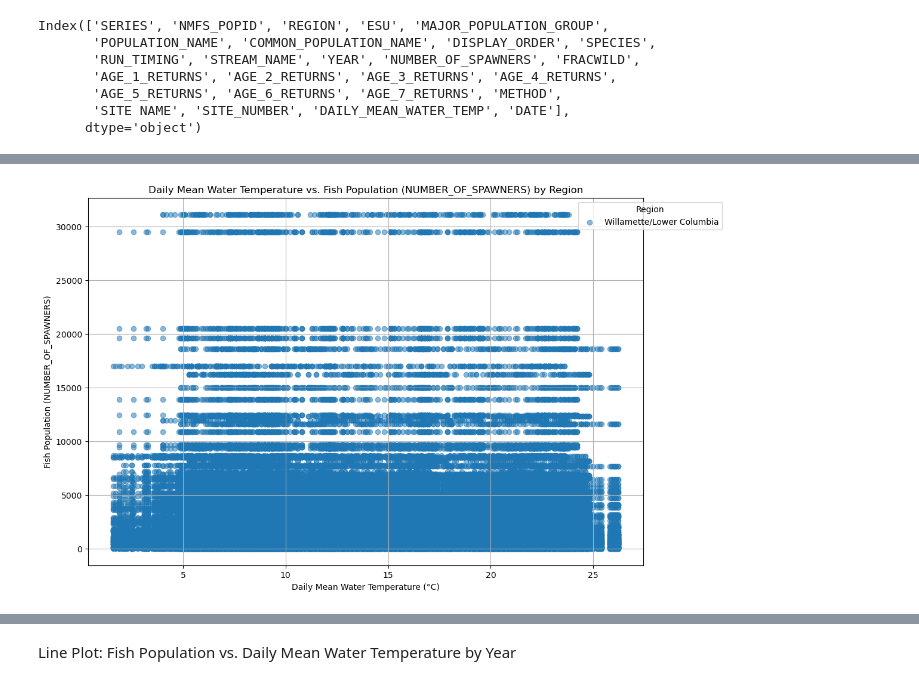
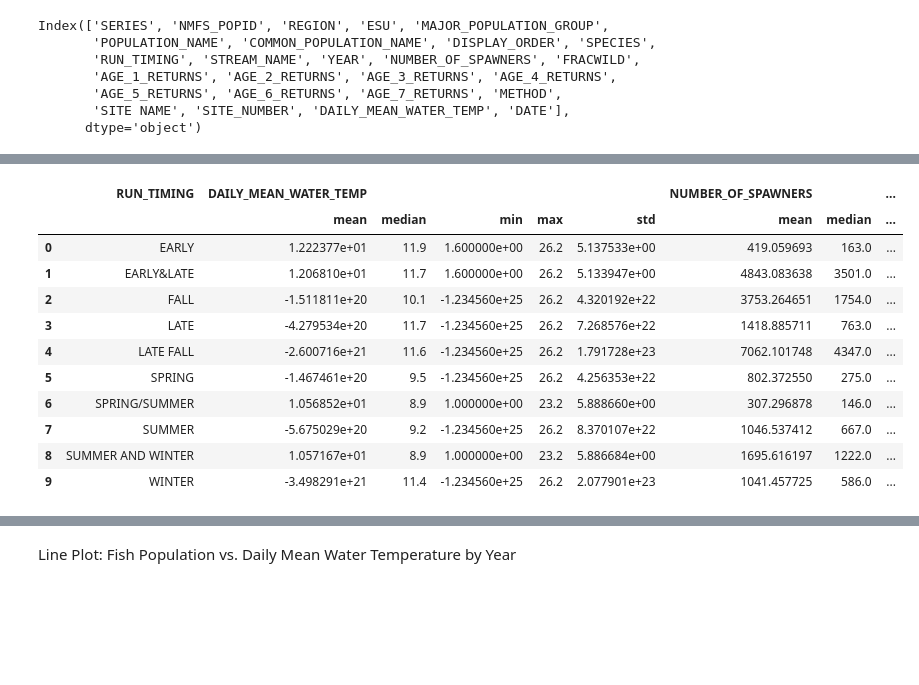
Before and after one commit to jackthomas1430/Project_3_Fish, a Jupyter notebook: fish-notebook.ipynb, the cells around one changed output, grey strips where cells are left out. Cells and saved outputs as stored; diff of their text form; code cells hidden in the pictures; blank space fills up the shorter version.

Commit message:
regions added to temp data and merged data

```diff
--- a/fish-notebook.ipynb
+++ b/fish-notebook.ipynb
@@ -7,0 +8,6 @@ data_temperature = pd.read_excel('Resources/Salmon_Mean_temp_data.xlsx')
+# %%
+# Read all sheets from the Excel file into a dictionary of DataFrames
+data_temperature = pd.read_excel('Resources/Salmon_Mean_temp_data.xlsx', sheet_name=None)
+
+# Display the keys (sheet names) to confirm what has been loaded
+print(data_temperature.keys())
@@ -7,0 +16,6 @@ data_temperature = pd.read_excel('Resources/Salmon_Mean_temp_data.xlsx')
+# %%
+# Combine all sheets into one DataFrame
+data_temperature = pd.concat(data_temperature.values(), ignore_index=True)
+
+# Display the first few rows of the combined DataFrame
+data_temperature.head()
@@ -159,0 +331,21 @@ Index(['SERIES', 'NMFS_POPID', 'REGION', 'ESU', 'MAJOR_POPULATION_GROUP',
+# %%
+# Group by 'Year' and calculate summary statistics for both 'DAILY_MEAN_WATER_TEMP' and 'NUMBER_OF_SPAWNERS'
+season_statistics = merged_data.groupby('RUN_TIMING').agg({
+    'DAILY_MEAN_WATER_TEMP': ['mean', 'median', 'min', 'max', 'std'],
+    'NUMBER_OF_SPAWNERS': ['mean', 'median', 'min', 'max', 'std']
+}).reset_index()
+
+season_statistics
+# %% [output]
+|  | RUN_TIMING | DAILY_MEAN_WATER_TEMP |  |  |  |  | NUMBER_OF_SPAWNERS |  | ... |
+|  |  | mean | median | min | max | std | mean | median | ... |
+| 0 | EARLY | 1.222377e+01 | 11.9 | 1.600000e+00 | 26.2 | 5.137533e+00 | 419.059693 | 163.0 | ... |
+| 1 | EARLY&LATE | 1.206810e+01 | 11.7 | 1.600000e+00 | 26.2 | 5.133947e+00 | 4843.083638 | 3501.0 | ... |
+| 2 | FALL | -1.511811e+20 | 10.1 | -1.234560e+25 | 26.2 | 4.320192e+22 | 3753.264651 | 1754.0 | ... |
+| 3 | LATE | -4.279534e+20 | 11.7 | -1.234560e+25 | 26.2 | 7.268576e+22 | 1418.885711 | 763.0 | ... |
+| 4 | LATE FALL | -2.600716e+21 | 11.6 | -1.234560e+25 | 26.2 | 1.791728e+23 | 7062.101748 | 4347.0 | ... |
+| 5 | SPRING | -1.467461e+20 | 9.5 | -1.234560e+25 | 26.2 | 4.256353e+22 | 802.372550 | 275.0 | ... |
+| 6 | SPRING/SUMMER | 1.056852e+01 | 8.9 | 1.000000e+00 | 23.2 | 5.888660e+00 | 307.296878 | 146.0 | ... |
+| 7 | SUMMER | -5.675029e+20 | 9.2 | -1.234560e+25 | 26.2 | 8.370107e+22 | 1046.537412 | 667.0 | ... |
+| 8 | SUMMER AND WINTER | 1.057167e+01 | 8.9 | 1.000000e+00 | 23.2 | 5.886684e+00 | 1695.616197 | 1222.0 | ... |
+| 9 | WINTER | -3.498291e+21 | 11.4 | -1.234560e+25 | 26.2 | 2.077901e+23 | 1041.457725 | 586.0 | ... |
@@ -160,24 +356,22 @@ Index(['SERIES', 'NMFS_POPID', 'REGION', 'ESU', 'MAJOR_POPULATION_GROUP',
 # %%
-# Assuming 'merged_data' is your DataFrame after merging the population and temperature data
-plt.figure(figsize=(12, 8))
+# # Assuming 'merged_data' is your DataFrame after merging the population and temperature data
+# plt.figure(figsize=(12, 8))
 
-# Get unique regions
-regions = merged_data['REGION'].unique()
+# # Get unique regions
+# regions = merged_data['REGION'].unique()
 
-# Plot each region's data
-for region in regions:
-    region_data = merged_data[merged_data['REGION'] == region]
-    plt.scatter(region_data['DAILY_MEAN_WATER_TEMP'], region_data['NUMBER_OF_SPAWNERS'], label=region, alpha=0.5)
+# # Plot each region's data
+# for region in regions:
+#     region_data = merged_data[merged_data['REGION'] == region]
+#     plt.scatter(region_data['DAILY_MEAN_WATER_TEMP'], region_data['NUMBER_OF_SPAWNERS'], label=region, alpha=0.5)
 
-# Add titles and labels
-plt.title('Daily Mean Water Temperature vs. Fish Population (NUMBER_OF_SPAWNERS) by Region')
-plt.xlabel('Daily Mean Water Temperature (°C)')
-plt.ylabel('Fish Population (NUMBER_OF_SPAWNERS)')
-plt.legend(title='Region', loc='upper right', bbox_to_anchor=(1.15, 1))
-plt.grid(True)
+# # Add titles and labels
+# plt.title('Daily Mean Water Temperature vs. Fish Population (NUMBER_OF_SPAWNERS) by Region')
+# plt.xlabel('Daily Mean Water Temperature (°C)')
+# plt.ylabel('Fish Population (NUMBER_OF_SPAWNERS)')
+# plt.legend(title='Region', loc='upper right', bbox_to_anchor=(1.15, 1))
+# plt.grid(True)
 
-# Show the plot
-plt.show()
+# # Show the plot
+# plt.show()
-# %% [output]
-[figure, removed]
 # %%
```
Also changed, not shown: parts of 33 cells of this notebook, 5 other files.
